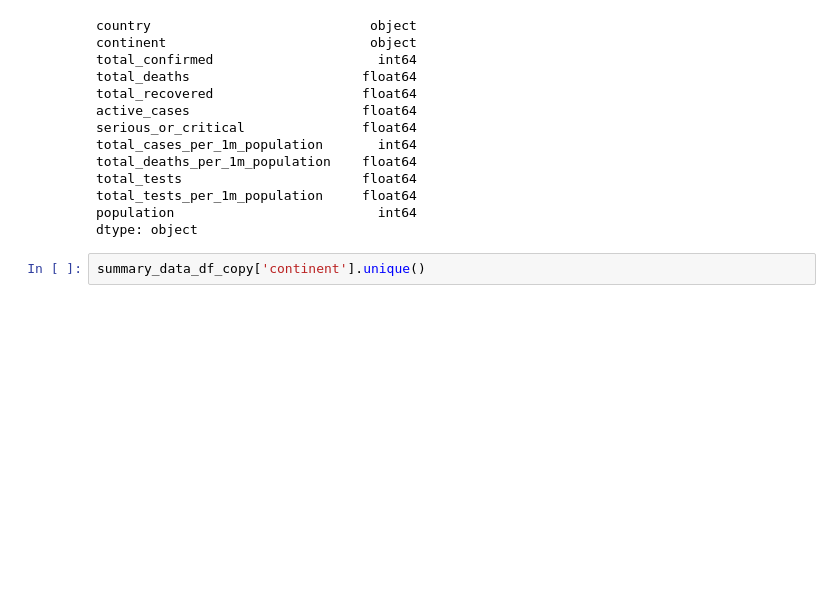
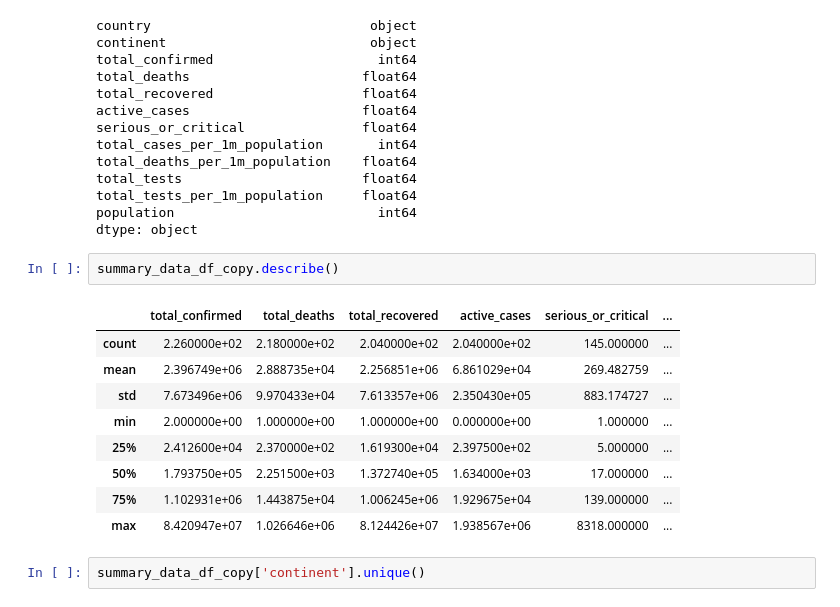
Before and after one commit to Alexander040105/ids-group-case-study, a Jupyter notebook: midterm_act1/midterm_act1.ipynb, the cells around one changed output. Cells and saved outputs as stored; diff of their text form; blank space fills up the shorter version.

```diff
--- a/midterm_act1/midterm_act1.ipynb
+++ b/midterm_act1/midterm_act1.ipynb
@@ -61,6 +61,18 @@ total_tests                       float64
 total_tests_per_1m_population     float64
 population                          int64
 dtype: object
+# %%
+summary_data_df_copy.describe()
+# %% [output]
+|  | total_confirmed | total_deaths | total_recovered | active_cases | serious_or_critical | ... |
+| count | 2.260000e+02 | 2.180000e+02 | 2.040000e+02 | 2.040000e+02 | 145.000000 | ... |
+| mean | 2.396749e+06 | 2.888735e+04 | 2.256851e+06 | 6.861029e+04 | 269.482759 | ... |
+| std | 7.673496e+06 | 9.970433e+04 | 7.613357e+06 | 2.350430e+05 | 883.174727 | ... |
+| min | 2.000000e+00 | 1.000000e+00 | 1.000000e+00 | 0.000000e+00 | 1.000000 | ... |
+| 25% | 2.412600e+04 | 2.370000e+02 | 1.619300e+04 | 2.397500e+02 | 5.000000 | ... |
+| 50% | 1.793750e+05 | 2.251500e+03 | 1.372740e+05 | 1.634000e+03 | 17.000000 | ... |
+| 75% | 1.102931e+06 | 1.443875e+04 | 1.006245e+06 | 1.929675e+04 | 139.000000 | ... |
+| max | 8.420947e+07 | 1.026646e+06 | 8.124426e+07 | 1.938567e+06 | 8318.000000 | ... |
 # %%
 summary_data_df_copy['continent'].unique()
 # %% [output]
```
Also changed, not shown: parts of 8 cells of this notebook, 3 other files.
